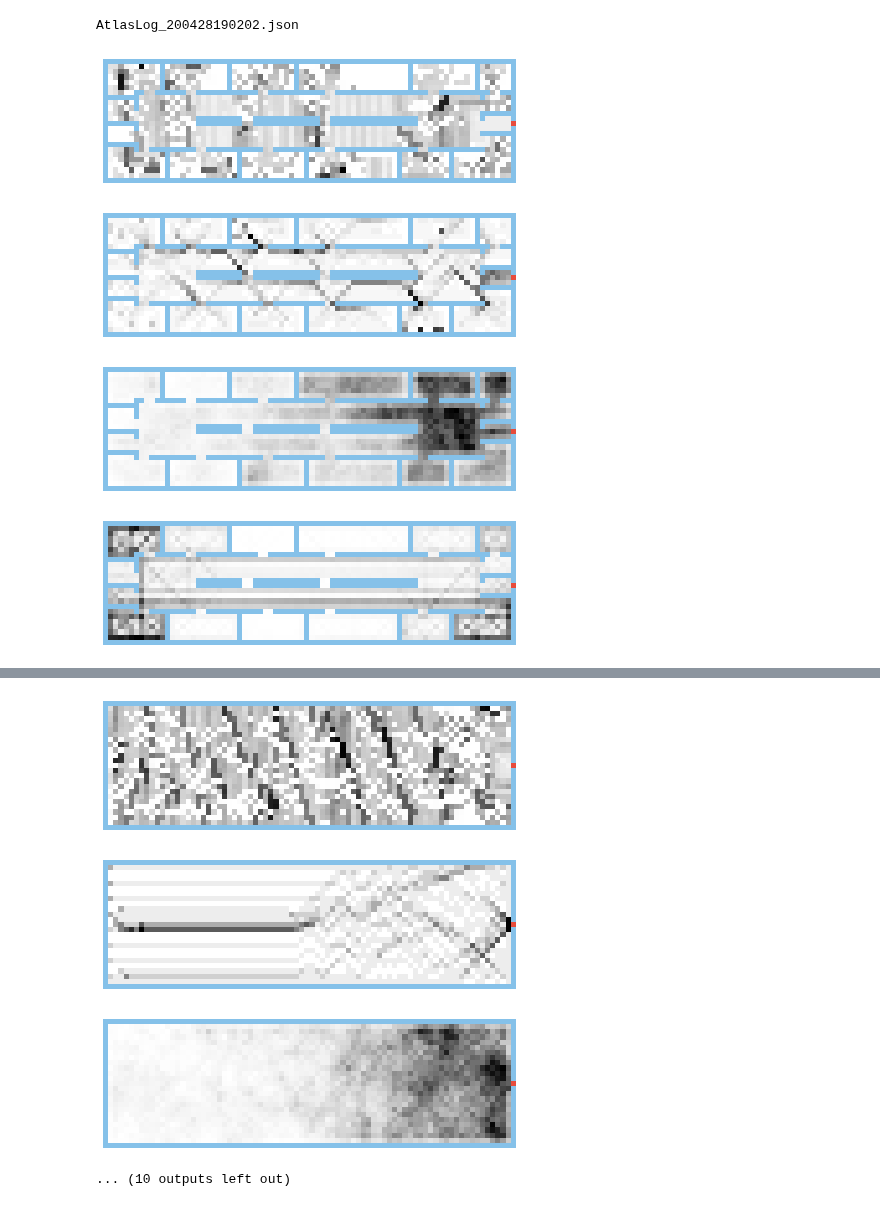
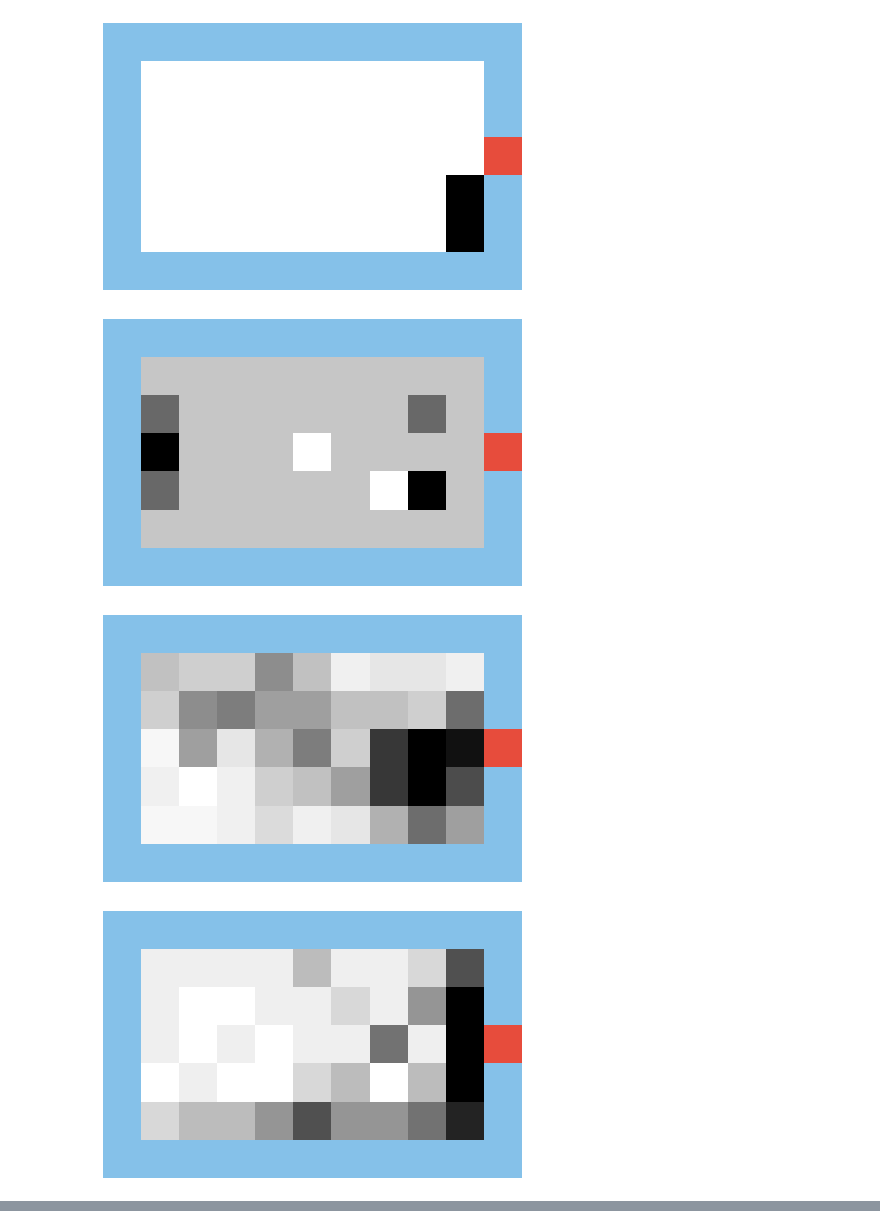
Before and after one commit to openwsn-berkeley/Atlas, a Jupyter notebook: DrawResults.ipynb, the cells around one changed output, grey strips where cells are left out. Cells and saved outputs as stored; diff of their text form; code cells hidden in the pictures.

```diff
--- a/DrawResults.ipynb
+++ b/DrawResults.ipynb
@@ -13,7 +13,7 @@ import AtlasScenarios
 
 pp      =  pprint.PrettyPrinter(compact=True)
 
-LOGFILE = 'AtlasLog_200428190202.json'
+LOGFILE = 'AtlasLog_200428220938.json'
 
 #=== helper functions
 
@@ -23,3 +23,12 @@ def mean_confidence_interval(data, confidence=0.95):
     m, se = np.mean(a), scipy.stats.sem(a)
     h = se * scipy.stats.t.ppf((1 + confidence) / 2., n-1)
     return (m, h)
+# %%
+#=== gather data
+
+log = []
+with open(LOGFILE,'r') as f:
+    for line in f:
+        log += [json.loads(line)]
+
+print(len(log))
@@ -30,55 +41,65 @@ Heatmap
 ###############################################################################
 '''
 
-#=== gather data
-
-with open(LOGFILE,'r') as f:
-    log      = json.loads(f.read())
-
 #=== create plot
 
+plotsgenerated = []
 for run in log:
+
+    # shorthands
+    scenarioName = run['scenarioName']
+    navAlg       = run['navAlg']
+
+    # don't plot same data twice
+    if (
+        ((scenarioName,navAlg) in plotsgenerated) or
+        ('heatmap' not in run)
+    ):
+        continue
+
     # color cells visited
-    data     = np.array(run['heatmap'])
-    flat     = data.flatten()
+    data         = np.array(run['heatmap'])
+    flat         = data.flatten()
     flat.sort()
-    vmax     = flat[-2]
-    cmap     = plt.cm.Greys
-    norm     = plt.Normalize(0, vmax)
-    rgba     = cmap(norm(data))
+    vmax         = flat[-2]
+    cmap         = plt.cm.Greys
+    norm         = plt.Normalize(0, vmax)
+    rgba         = cmap(norm(data))
 
     # color real map
-    realMap  = getattr(AtlasScenarios,run['scenarioName'])
+    realMap  = getattr(AtlasScenarios,scenarioName)
     x = 0
     for line in realMap.splitlines():
         if not line.startswith('#'):
             continue
         for (y,c) in enumerate(line):
             if c=='#':
                 rgba[x, y, :3] = (133/255,193/255,233/255)
             elif c=='S':
                 rgba[x, y, :3] = (231/255, 76/255, 60/255)
         x += 1
 
     (fig,ax) = plt.subplots()
     im       = ax.imshow(rgba, interpolation='nearest')
 
     fig.tight_layout(pad=0, h_pad=0, w_pad=0)
     plt.axis('off')
     fig.savefig(
         os.path.join(
             'plots',
             'heatmap_{0}_{1}.eps'.format(
-                run['scenarioName'][len('SCENARIO_'):],
-                run['navAlg'][len('Navigation'):],
+                scenarioName[len('SCENARIO_'):],
+                navAlg[len('Navigation'):],
             ),
         ),
         bbox_inches='tight',
     )
     plt.show()
+
+    # remember what I have plotted
+    plotsgenerated += [(scenarioName,navAlg)]
 # %% [output]
-AtlasLog_200428190202.json
-[figure, old version]
+[figure, new version]
-[figure, old version]
+[figure, new version]
-[figure, old version]
+[figure, new version]
-[figure, old version]
+[figure, new version]
@@ -89,7 +110,3 @@ AtlasLog_200428190202.json
-[figure, removed]
-[figure, removed]
-[figure, removed]
-... (10 outputs left out)
 # %%
 '''
 ###############################################################################
```
Also changed, not shown: parts of 4 cells of this notebook, 1 other file.
